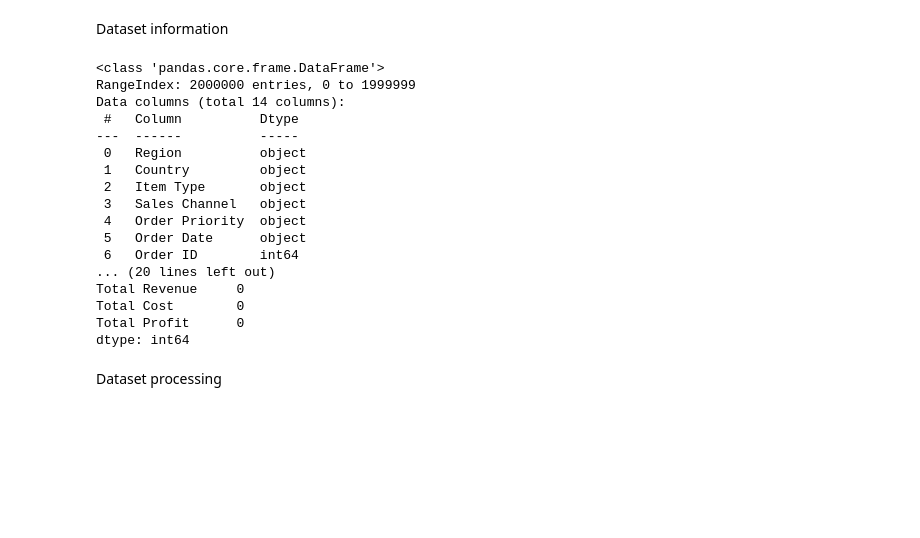
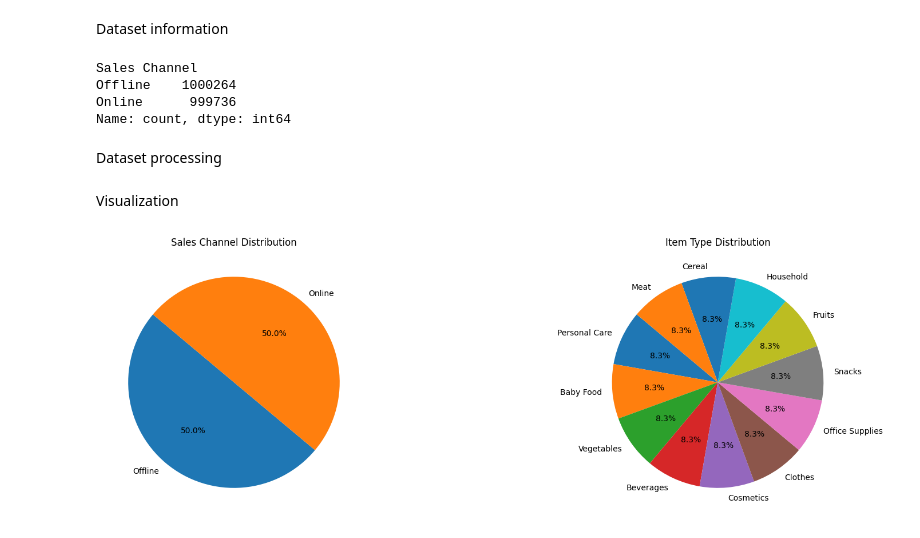
Before and after one commit to sandeep-kumar-barada/Profit_prediction_using_ARIMA_SARIMA_LSTM--A-Comparision-, a Jupyter notebook: main.ipynb, the cells around one changed output. Cells and saved outputs as stored; diff of their text form; code cells hidden in the pictures; blank space fills up the shorter version.

Commit message:
add plots and preprocessing of data is done

```diff
--- a/main.ipynb
+++ b/main.ipynb
@@ -34,27 +34,35 @@ sales_data.head(10)
 # %% [markdown]
 Dataset information
 # %%
-sales_data.info()
-sales_data.describe()
+#sales_data.info()
+#sales_data.describe()
 # -- check for missing values --
-print(sales_data.isna().sum())
+#print(sales_data.isna().sum())
+#sales_data['Item Type'].value_counts()
+sales_data['Sales Channel'].value_counts()
 # %% [output]
-<class 'pandas.core.frame.DataFrame'>
-RangeIndex: 2000000 entries, 0 to 1999999
-Data columns (total 14 columns):
- #   Column          Dtype
----  ------          -----
- 0   Region          object
- 1   Country         object
- 2   Item Type       object
- 3   Sales Channel   object
- 4   Order Priority  object
- 5   Order Date      object
- 6   Order ID        int64
-... (20 lines left out)
-Total Revenue     0
-Total Cost        0
-Total Profit      0
-dtype: int64
+Sales Channel
+Offline    1000264
+Online      999736
+Name: count, dtype: int64
 # %% [markdown]
 Dataset processing
+# %%
+sales_data['Order Date'] = pd.to_datetime(sales_data['Order Date'], format='%m/%d/%Y')
+sales_data['year'] = sales_data['Order Date'].dt.year
+sales_data = sales_data.sort_values(by='Order Date')
+# %% [markdown]
+Visualization
+# %%
+offline_sales = sales_data[sales_data['Sales Channel'] == 'Offline']
+online_sales = sales_data[sales_data['Sales Channel'] == 'Online']
+plt.figure(figsize=(20,6))
+plt.subplot(1,2,1)
+plt.pie([len(offline_sales),len(online_sales)],labels=['Offline','Online'],autopct='%1.1f%%',startangle=140)
+plt.title('Sales Channel Distribution')
+plt.subplot(1,2,2)
+plt.pie(sales_data['Item Type'].value_counts(),labels=sales_data['Item Type'].value_counts().index,autopct='%1.1f%%',startangle=140)
+plt.title('Item Type Distribution')
+plt.show()
+# %% [output]
+[figure, added]
```
Also changed, not shown: parts of 1 cell of this notebook.
